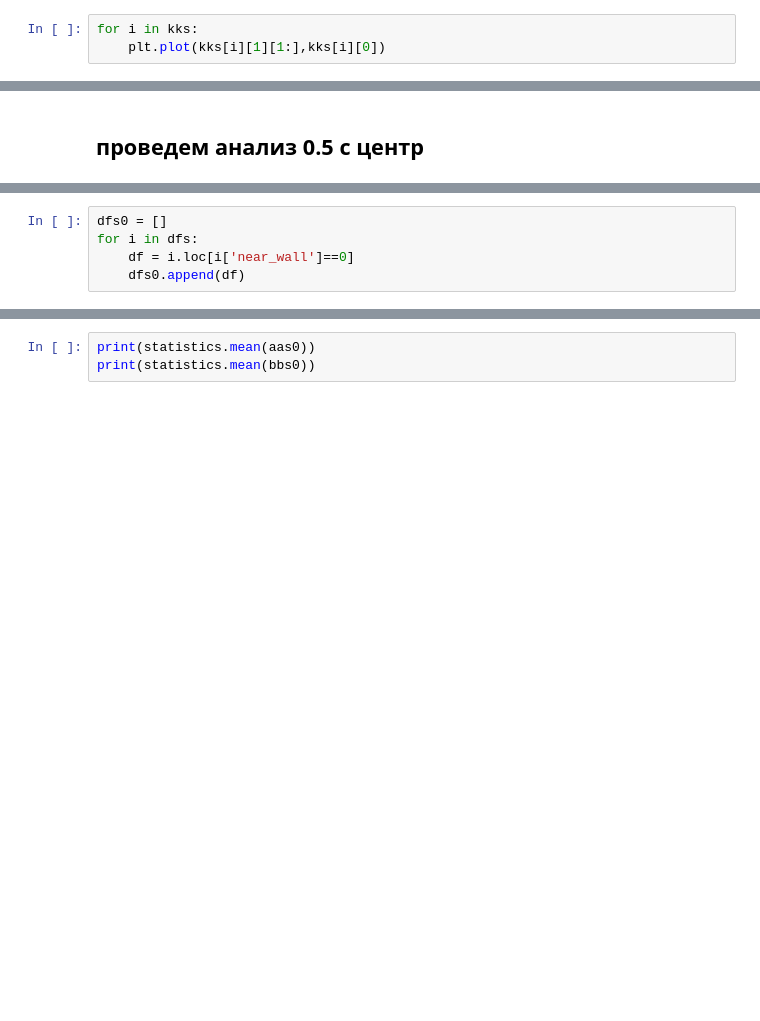
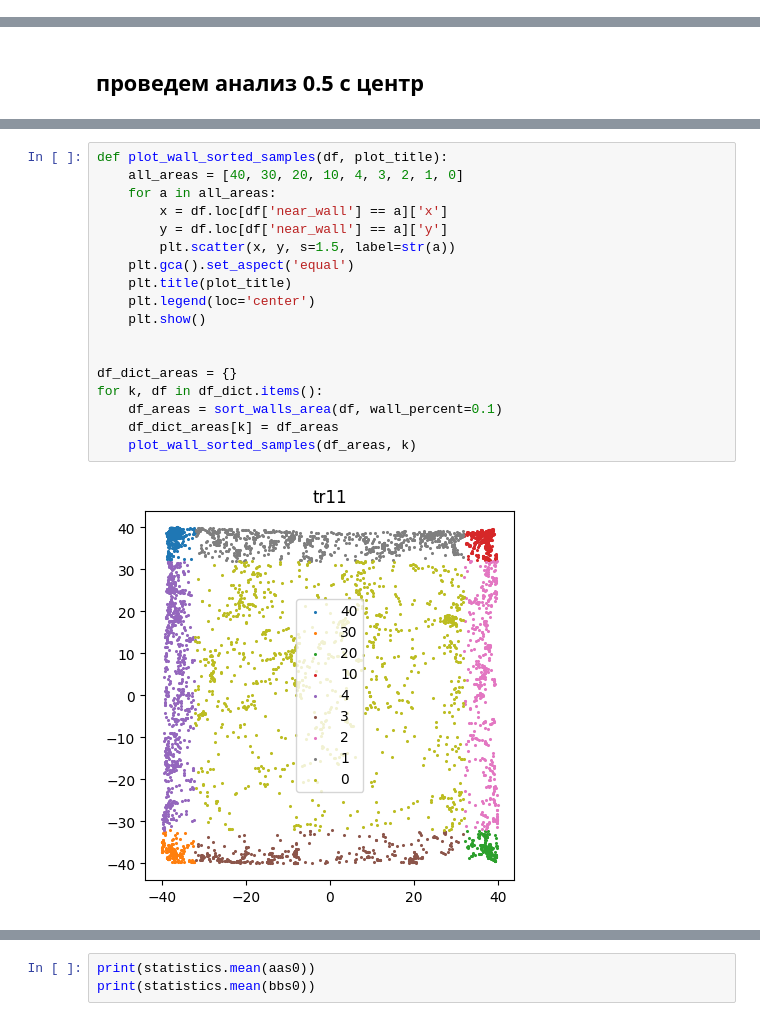
Before and after one commit to Barbara1576/navigation, a Jupyter notebook: PowerLawSecondAlternativeFit-CHECKED.ipynb, the cells around one changed output, grey strips where cells are left out. Cells and saved outputs as stored; diff of their text form; blank space fills up the shorter version.

```diff
--- a/PowerLawSecondAlternativeFit-CHECKED.ipynb
+++ b/PowerLawSecondAlternativeFit-CHECKED.ipynb
@@ -216,3 +156,0 @@ print(statistics.mean(bbs))
-# %%
-for i in kks:
-    plt.plot(kks[i][1][1:],kks[i][0])
@@ -378,5 +263,20 @@ See the caveats in the documentation: https://pandas.pydata.org/pandas-docs/stab
-# %%
-dfs0 = []
-for i in dfs:
-    df = i.loc[i['near_wall']==0]
-    dfs0.append(df)
+# %%
+def plot_wall_sorted_samples(df, plot_title):
+    all_areas = [40, 30, 20, 10, 4, 3, 2, 1, 0]
+    for a in all_areas:
+        x = df.loc[df['near_wall'] == a]['x']
+        y = df.loc[df['near_wall'] == a]['y']
+        plt.scatter(x, y, s=1.5, label=str(a))
+    plt.gca().set_aspect('equal')
+    plt.title(plot_title)
+    plt.legend(loc='center')
+    plt.show()
+
+
+df_dict_areas = {}
+for k, df in df_dict.items():
+    df_areas = sort_walls_area(df, wall_percent=0.1)
+    df_dict_areas[k] = df_areas
+    plot_wall_sorted_samples(df_areas, k)
+# %% [output]
+[figure, added]
```
Also changed, not shown: parts of 23 cells of this notebook, 1 other file.
